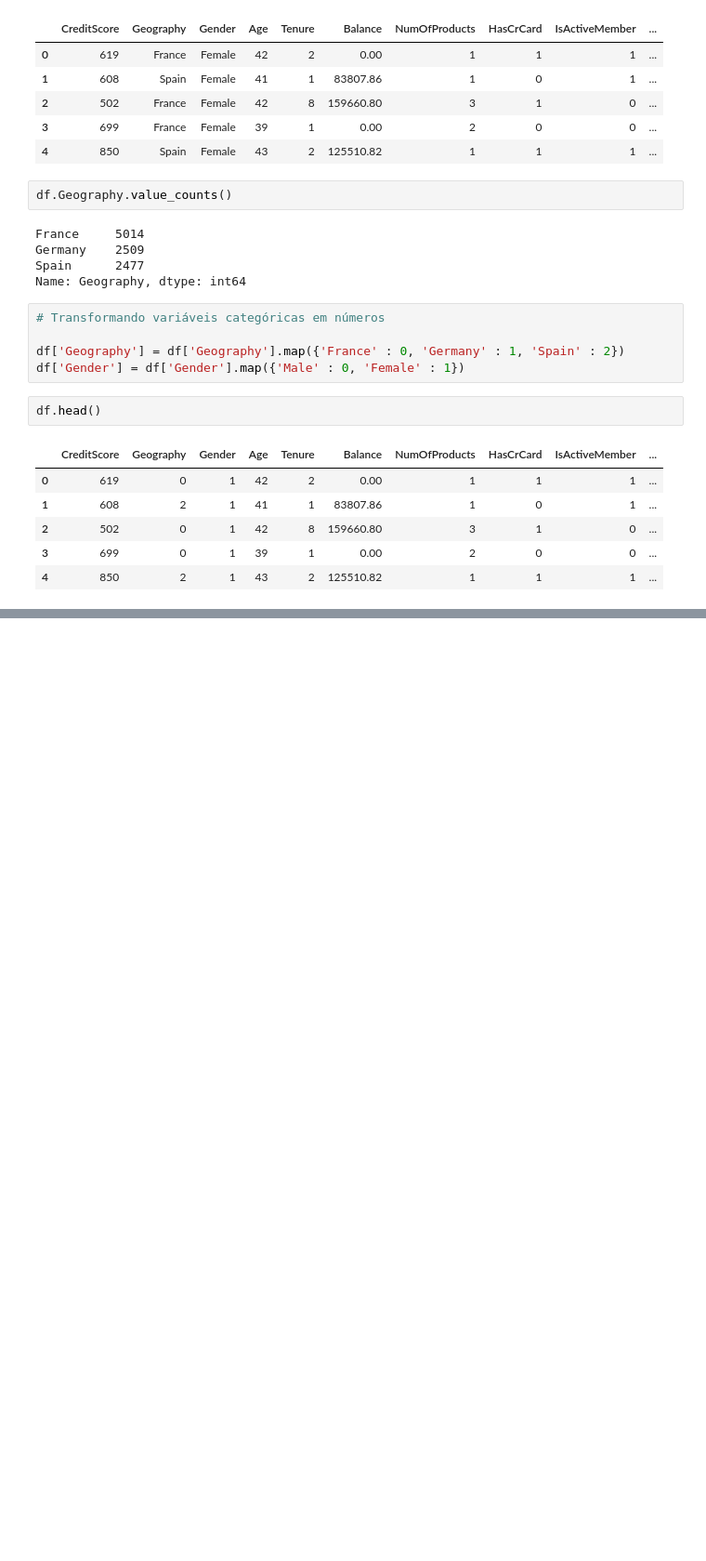
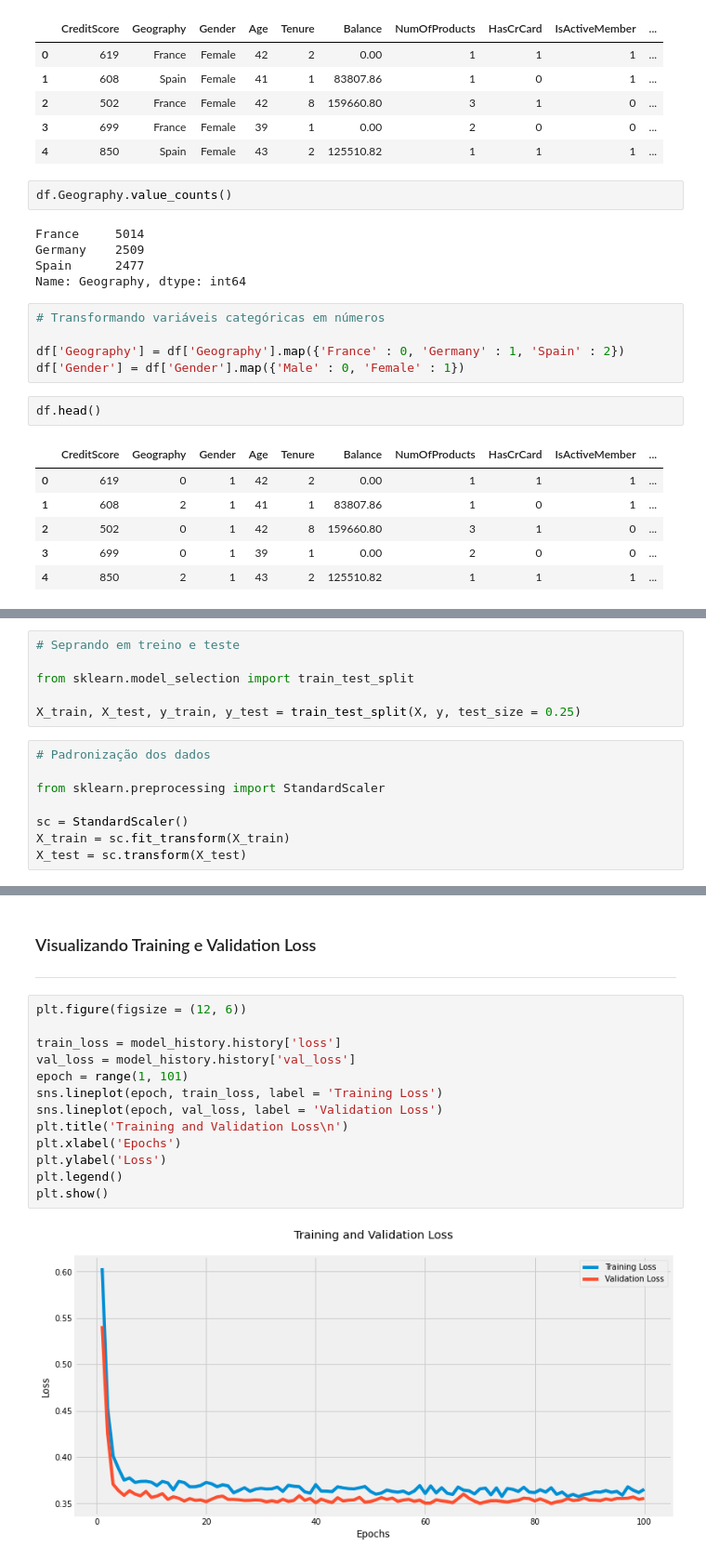
Before and after one commit to laryssastephanie/Aulas_Unifil, a Jupyter notebook: ciencia_de_dados/Atividade_3/Analise_churn.ipynb, the cells around one changed output, grey strips where cells are left out. Shown: that part at 93% size. Cells and saved outputs as stored; diff of their text form; blank space fills up the shorter version.

Commit message:
finalizando modelo

```diff
--- a/ciencia_de_dados/Atividade_3/Analise_churn.ipynb
+++ b/ciencia_de_dados/Atividade_3/Analise_churn.ipynb
@@ -189,0 +196,14 @@ ModuleNotFoundError: No module named 'tensorflow'
+# %%
+# Seprando em treino e teste
+
+from sklearn.model_selection import train_test_split
+
+X_train, X_test, y_train, y_test = train_test_split(X, y, test_size = 0.25)
+# %%
+# Padronização dos dados
+
+from sklearn.preprocessing import StandardScaler
+
+sc = StandardScaler()
+X_train = sc.fit_transform(X_train)
+X_test = sc.transform(X_test)
@@ -189,0 +279,18 @@ ModuleNotFoundError: No module named 'tensorflow'
+# %% [markdown]
+### Visualizando Training e Validation Loss
+---
+# %%
+plt.figure(figsize = (12, 6))
+
+train_loss = model_history.history['loss']
+val_loss = model_history.history['val_loss']
+epoch = range(1, 101)
+sns.lineplot(epoch, train_loss, label = 'Training Loss')
+sns.lineplot(epoch, val_loss, label = 'Validation Loss')
+plt.title('Training and Validation Loss\n')
+plt.xlabel('Epochs')
+plt.ylabel('Loss')
+plt.legend()
+plt.show()
+# %% [output]
+[figure, added]
```
Also changed, not shown: parts of 8 cells of this notebook, 1 other file.
